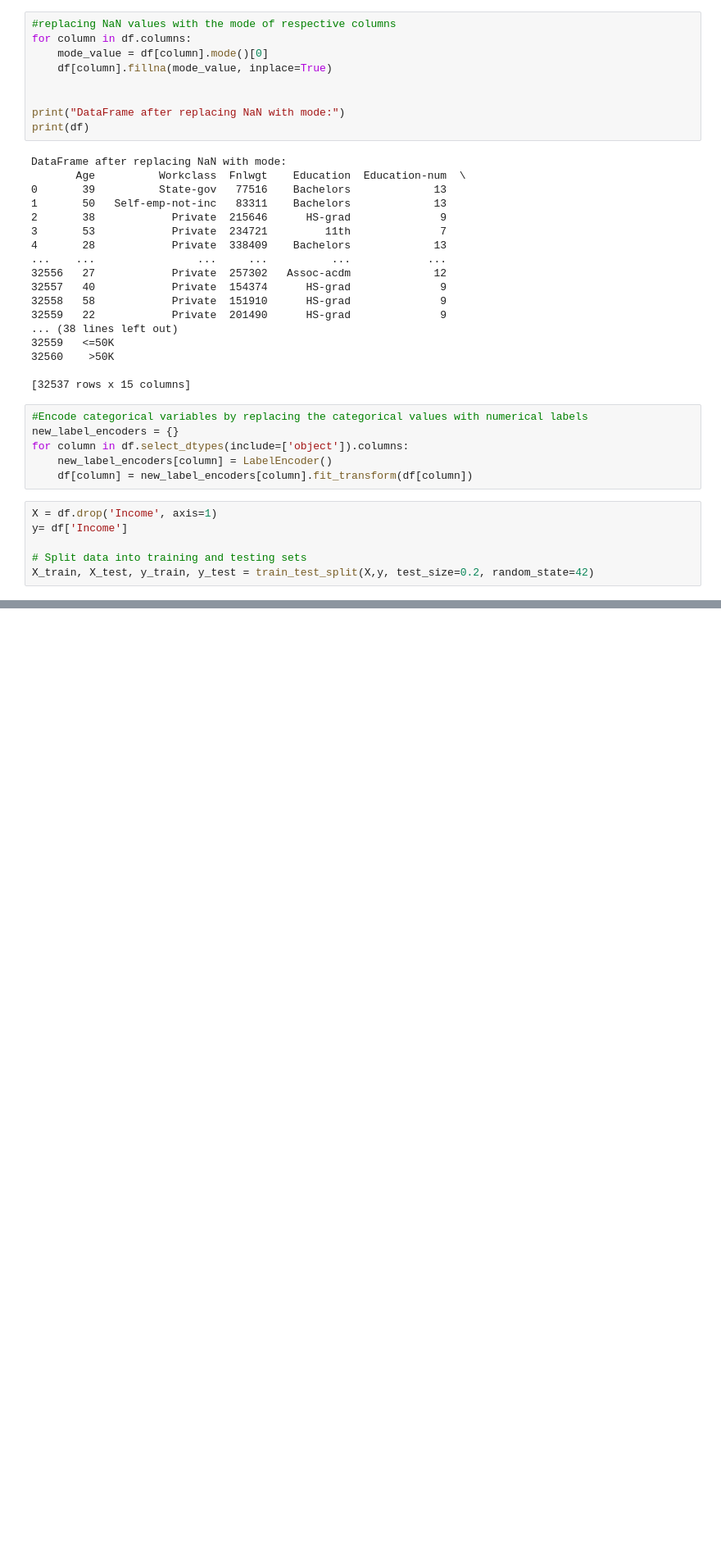
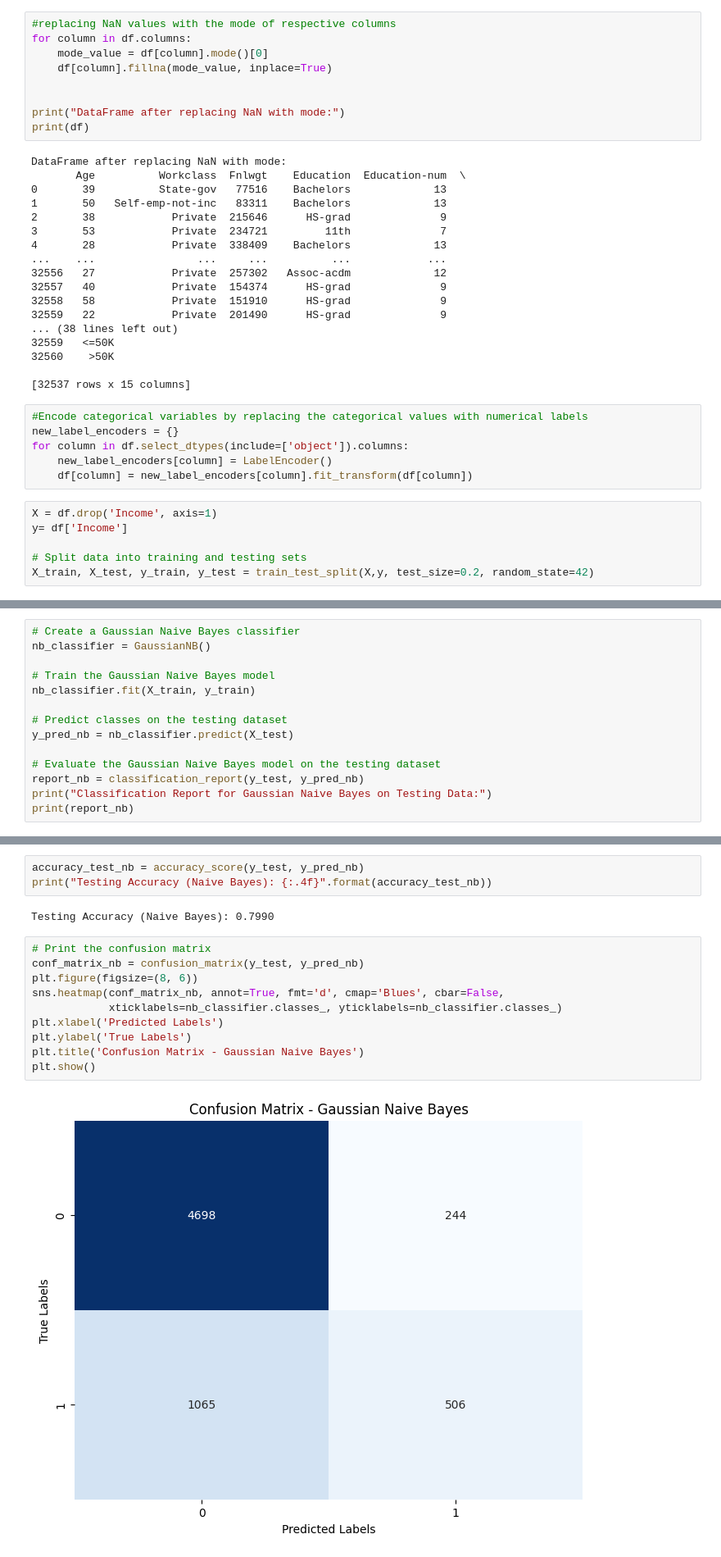
Before and after one commit to Athukorale/MachineLearning, a Jupyter notebook: MachineLearning.ipynb, the cells around one changed output, grey strips where cells are left out. Shown at 82% size. Drawn from its saved outputs; the diff is of its cells as text; blank space fills up the shorter version.

Commit message:
Naive Bayes Model Training

```diff
--- a/MachineLearning.ipynb
+++ b/MachineLearning.ipynb
@@ -224,0 +259,14 @@ weighted avg       0.86      0.87      0.86      6513
+# %%
+# Create a Gaussian Naive Bayes classifier
+nb_classifier = GaussianNB()
+
+# Train the Gaussian Naive Bayes model
+nb_classifier.fit(X_train, y_train)
+
+# Predict classes on the testing dataset
+y_pred_nb = nb_classifier.predict(X_test)
+
+# Evaluate the Gaussian Naive Bayes model on the testing dataset
+report_nb = classification_report(y_test, y_pred_nb)
+print("Classification Report for Gaussian Naive Bayes on Testing Data:")
+print(report_nb)
@@ -224,0 +283,17 @@ weighted avg       0.86      0.87      0.86      6513
+# %%
+accuracy_test_nb = accuracy_score(y_test, y_pred_nb)
+print("Testing Accuracy (Naive Bayes): {:.4f}".format(accuracy_test_nb))
+# %% [output]
+Testing Accuracy (Naive Bayes): 0.7990
+# %%
+# Print the confusion matrix
+conf_matrix_nb = confusion_matrix(y_test, y_pred_nb)
+plt.figure(figsize=(8, 6))
+sns.heatmap(conf_matrix_nb, annot=True, fmt='d', cmap='Blues', cbar=False,
+            xticklabels=nb_classifier.classes_, yticklabels=nb_classifier.classes_)
+plt.xlabel('Predicted Labels')
+plt.ylabel('True Labels')
+plt.title('Confusion Matrix - Gaussian Naive Bayes')
+plt.show()
+# %% [output]
+[figure, added]
```
Also changed, not shown: parts of 8 cells of this notebook.
